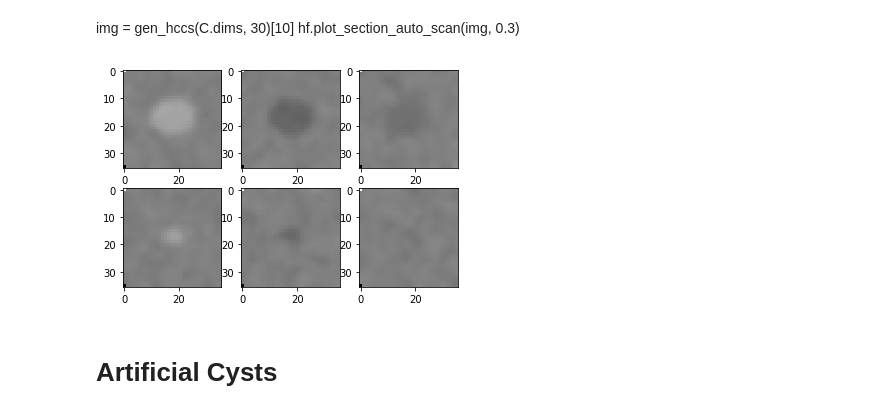
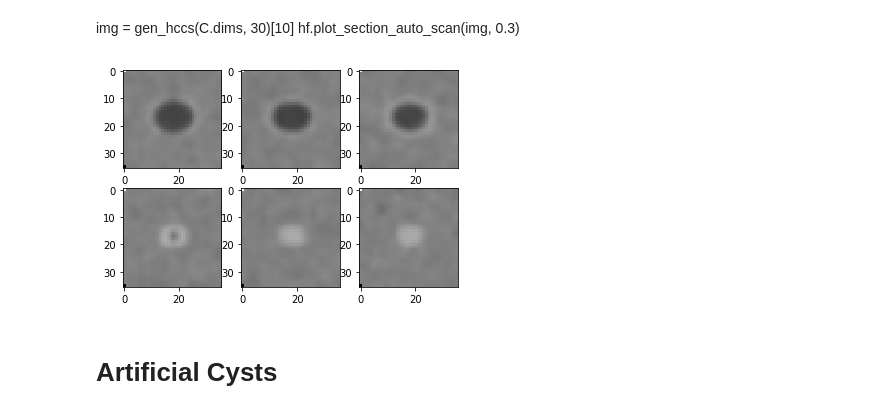
Before and after one commit to clintonjwang/voi-classifier, a Jupyter notebook: artificial-data-generator.ipynb, the cells around one changed output. Drawn from its saved outputs; the diff is of its cells as text; code cells hidden in the pictures.

```diff
--- a/artificial-data-generator.ipynb
+++ b/artificial-data-generator.ipynb
@@ -34,11 +34,11 @@ hf.plot_section_auto_scan(img2, 0.3)
 img = gen_hccs(C.dims, 30)[10]
 hf.plot_section_auto_scan(img, 0.3)
 # %%
-cls = "hcc"
+cls = "colorectal"
 img = np.load(C.artif_dir + cls + "\\artificial_3.npy")
 hf.plot_section_auto_scan(img, 0.3)
 # %% [output]
-[figure, old version]
+[figure, new version]
 # %%
 def gen_imgs(cls, final_size, n=500):
     if cls == "cyst":
```
Also changed, not shown: 7 other files.
